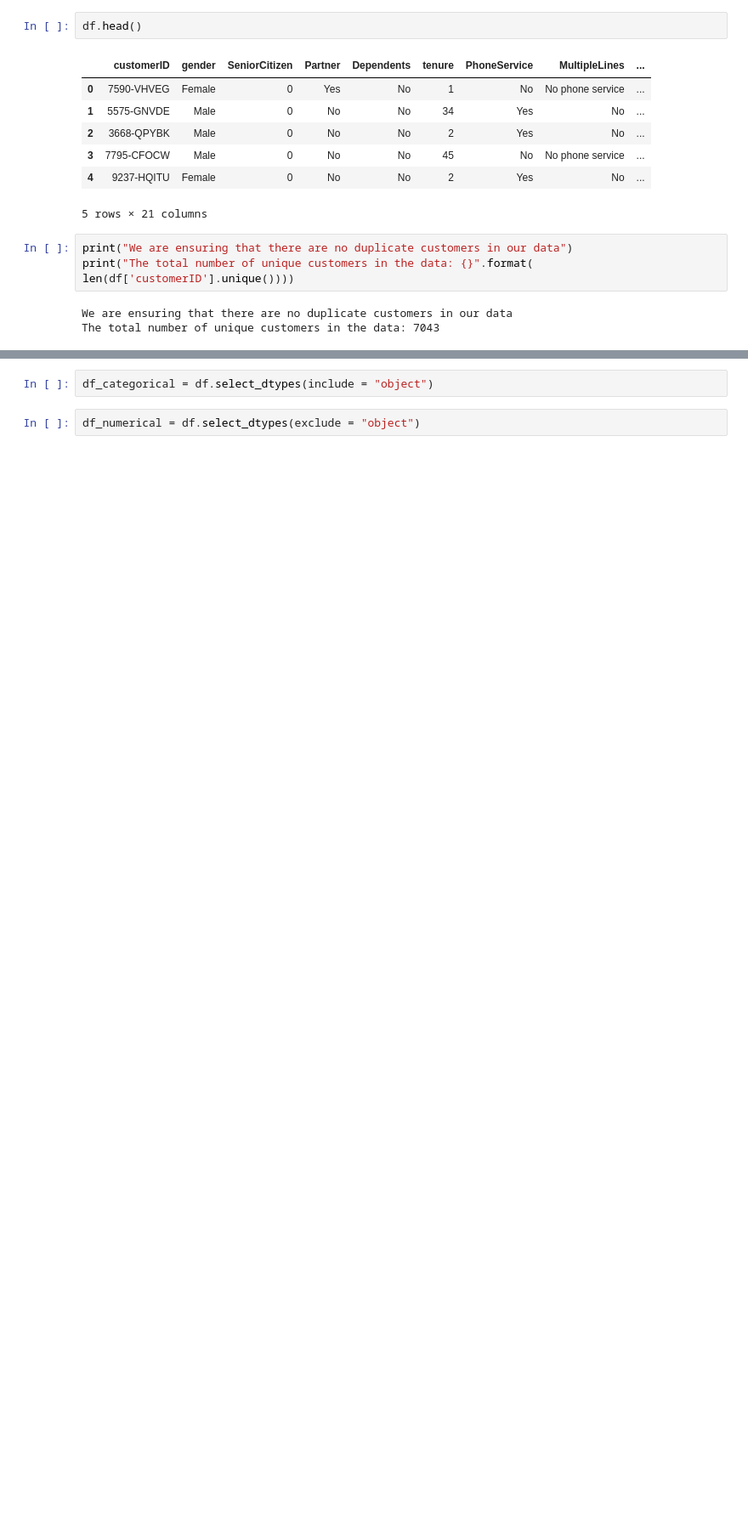
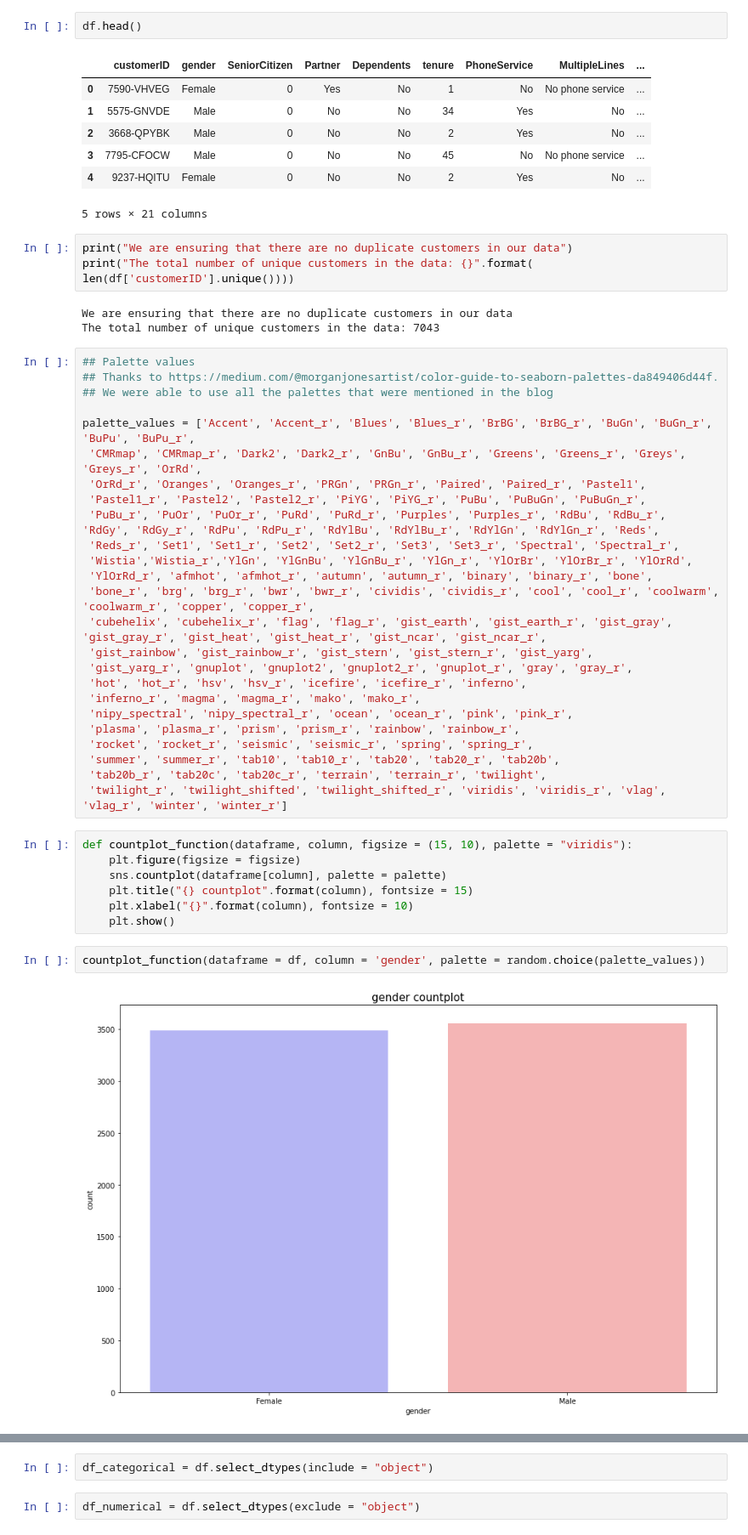
Before and after one commit to suhasmaddali/Telco-Customer-Churn-Prediction, a Jupyter notebook: Data Mining Telco Final Project.ipynb, the cells around one changed output, grey strips where cells are left out. Shown at 85% size. Cells and saved outputs as stored; diff of their text form; blank space fills up the shorter version.

```diff
--- a/Data Mining Telco Final Project.ipynb
+++ b/Data Mining Telco Final Project.ipynb
@@ -191,3 +194,40 @@ print("The total number of unique customers in the data: {}".format(    len(df['
 # %% [output]
 We are ensuring that there are no duplicate customers in our data
 The total number of unique customers in the data: 7043
+# %%
+## Palette values
+## Thanks to https://medium.com/@morganjonesartist/color-guide-to-seaborn-palettes-da849406d44f.
+## We were able to use all the palettes that were mentioned in the blog
+
+palette_values = ['Accent', 'Accent_r', 'Blues', 'Blues_r', 'BrBG', 'BrBG_r', 'BuGn', 'BuGn_r', 'BuPu', 'BuPu_r',
+ 'CMRmap', 'CMRmap_r', 'Dark2', 'Dark2_r', 'GnBu', 'GnBu_r', 'Greens', 'Greens_r', 'Greys', 'Greys_r', 'OrRd',
+ 'OrRd_r', 'Oranges', 'Oranges_r', 'PRGn', 'PRGn_r', 'Paired', 'Paired_r', 'Pastel1',
+ 'Pastel1_r', 'Pastel2', 'Pastel2_r', 'PiYG', 'PiYG_r', 'PuBu', 'PuBuGn', 'PuBuGn_r',
+ 'PuBu_r', 'PuOr', 'PuOr_r', 'PuRd', 'PuRd_r', 'Purples', 'Purples_r', 'RdBu', 'RdBu_r',
+'RdGy', 'RdGy_r', 'RdPu', 'RdPu_r', 'RdYlBu', 'RdYlBu_r', 'RdYlGn', 'RdYlGn_r', 'Reds',
+ 'Reds_r', 'Set1', 'Set1_r', 'Set2', 'Set2_r', 'Set3', 'Set3_r', 'Spectral', 'Spectral_r',
+ 'Wistia','Wistia_r','YlGn', 'YlGnBu', 'YlGnBu_r', 'YlGn_r', 'YlOrBr', 'YlOrBr_r', 'YlOrRd',
+ 'YlOrRd_r', 'afmhot', 'afmhot_r', 'autumn', 'autumn_r', 'binary', 'binary_r', 'bone',
+ 'bone_r', 'brg', 'brg_r', 'bwr', 'bwr_r', 'cividis', 'cividis_r', 'cool', 'cool_r', 'coolwarm', 'coolwarm_r', 'copper', 'copper_r',
+ 'cubehelix', 'cubehelix_r', 'flag', 'flag_r', 'gist_earth', 'gist_earth_r', 'gist_gray', 'gist_gray_r', 'gist_heat', 'gist_heat_r', 'gist_ncar', 'gist_ncar_r',
+ 'gist_rainbow', 'gist_rainbow_r', 'gist_stern', 'gist_stern_r', 'gist_yarg',
+ 'gist_yarg_r', 'gnuplot', 'gnuplot2', 'gnuplot2_r', 'gnuplot_r', 'gray', 'gray_r',
+ 'hot', 'hot_r', 'hsv', 'hsv_r', 'icefire', 'icefire_r', 'inferno',
+ 'inferno_r', 'magma', 'magma_r', 'mako', 'mako_r',
+ 'nipy_spectral', 'nipy_spectral_r', 'ocean', 'ocean_r', 'pink', 'pink_r',
+ 'plasma', 'plasma_r', 'prism', 'prism_r', 'rainbow', 'rainbow_r',
+ 'rocket', 'rocket_r', 'seismic', 'seismic_r', 'spring', 'spring_r',
+ 'summer', 'summer_r', 'tab10', 'tab10_r', 'tab20', 'tab20_r', 'tab20b',
+ 'tab20b_r', 'tab20c', 'tab20c_r', 'terrain', 'terrain_r', 'twilight',
+ 'twilight_r', 'twilight_shifted', 'twilight_shifted_r', 'viridis', 'viridis_r', 'vlag', 'vlag_r', 'winter', 'winter_r']
+# %%
+def countplot_function(dataframe, column, figsize = (15, 10), palette = "viridis"):
+    plt.figure(figsize = figsize)
+    sns.countplot(dataframe[column], palette = palette)
+    plt.title("{} countplot".format(column), fontsize = 15)
+    plt.xlabel("{}".format(column), fontsize = 10)
+    plt.show()
+# %%
+countplot_function(dataframe = df, column = 'gender', palette = random.choice(palette_values))
+# %% [output]
+[figure, added]
```
Also changed, not shown: parts of 61 cells of this notebook, 1 other file.
